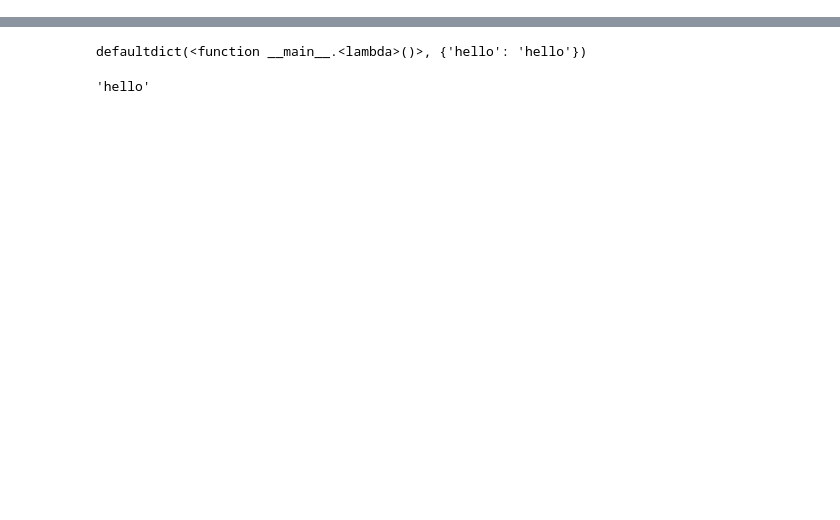
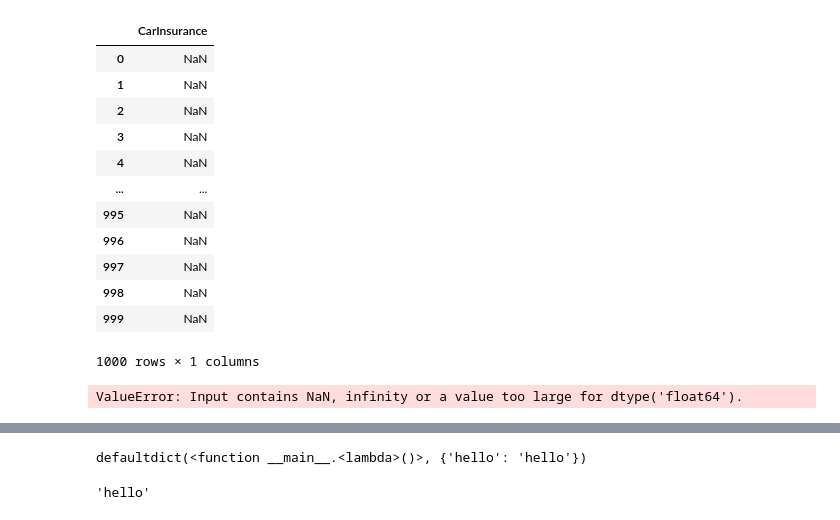
Before and after one commit to m-o-leary/car_insurance_prediction, a Jupyter notebook: notebooks/mol-data-cleaning.ipynb, the cells around one changed output, grey strips where cells are left out. Drawn from its saved outputs; the diff is of its cells as text; code cells hidden in the pictures; blank space fills up the shorter version.

```diff
--- a/notebooks/mol-data-cleaning.ipynb
+++ b/notebooks/mol-data-cleaning.ipynb
@@ -30,0 +120,3 @@ train_t = feature_engineering.fit_transform(X)
+# %%
+X_test,y_test = mngr.test
+preds = model_pipe.predict(X_test)
@@ -31,2 +148,22 @@ train_t = feature_engineering.fit_transform(X)
+# %%
+y_test
+# %% [output]
+|  | CarInsurance |
+| 0 | NaN |
+| 1 | NaN |
+| 2 | NaN |
+| 3 | NaN |
+| 4 | NaN |
+| ... | ... |
+| 995 | NaN |
+| 996 | NaN |
+| 997 | NaN |
+| 998 | NaN |
+| 999 | NaN |
+1000 rows × 1 columns
+# %%
+accuracy_score(y_test, preds)
+# %% [output]
+ValueError: Input contains NaN, infinity or a value too large for dtype('float64').
 # %%
 train_t.head()
```
Also changed, not shown: parts of 16 cells of this notebook.
